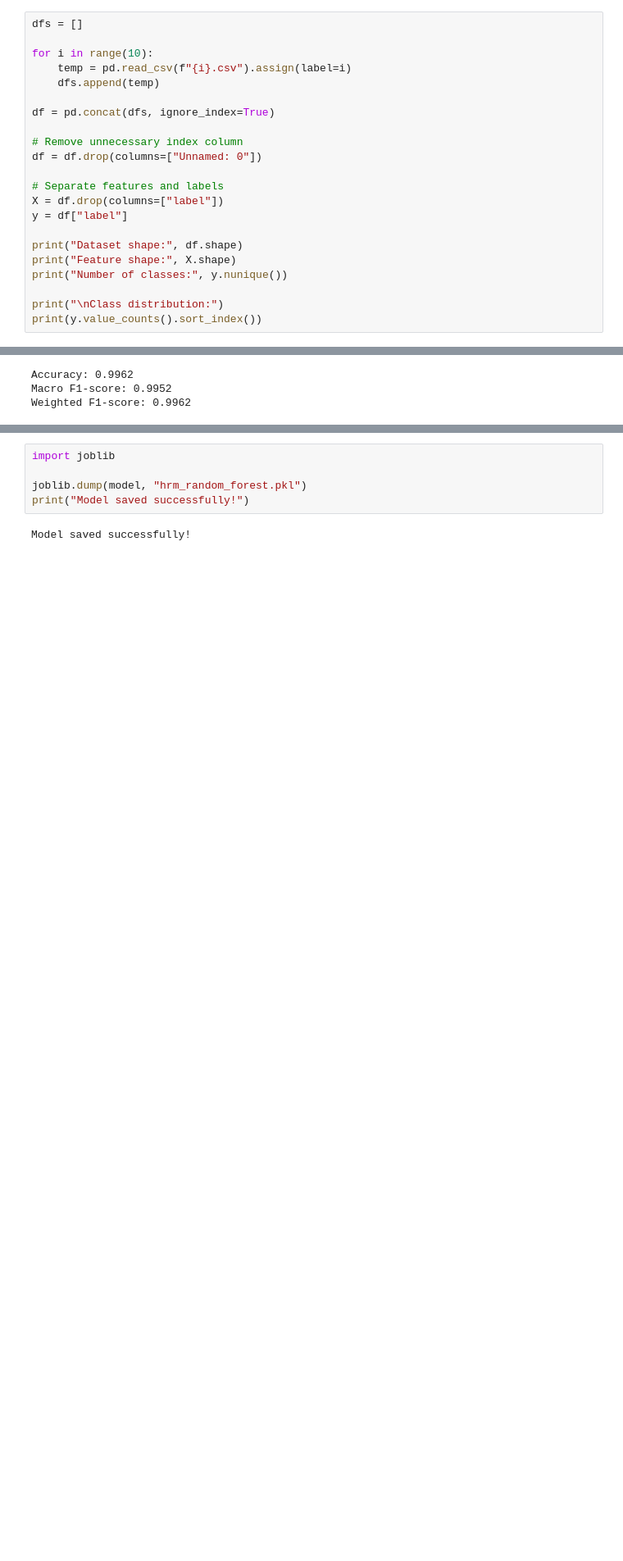
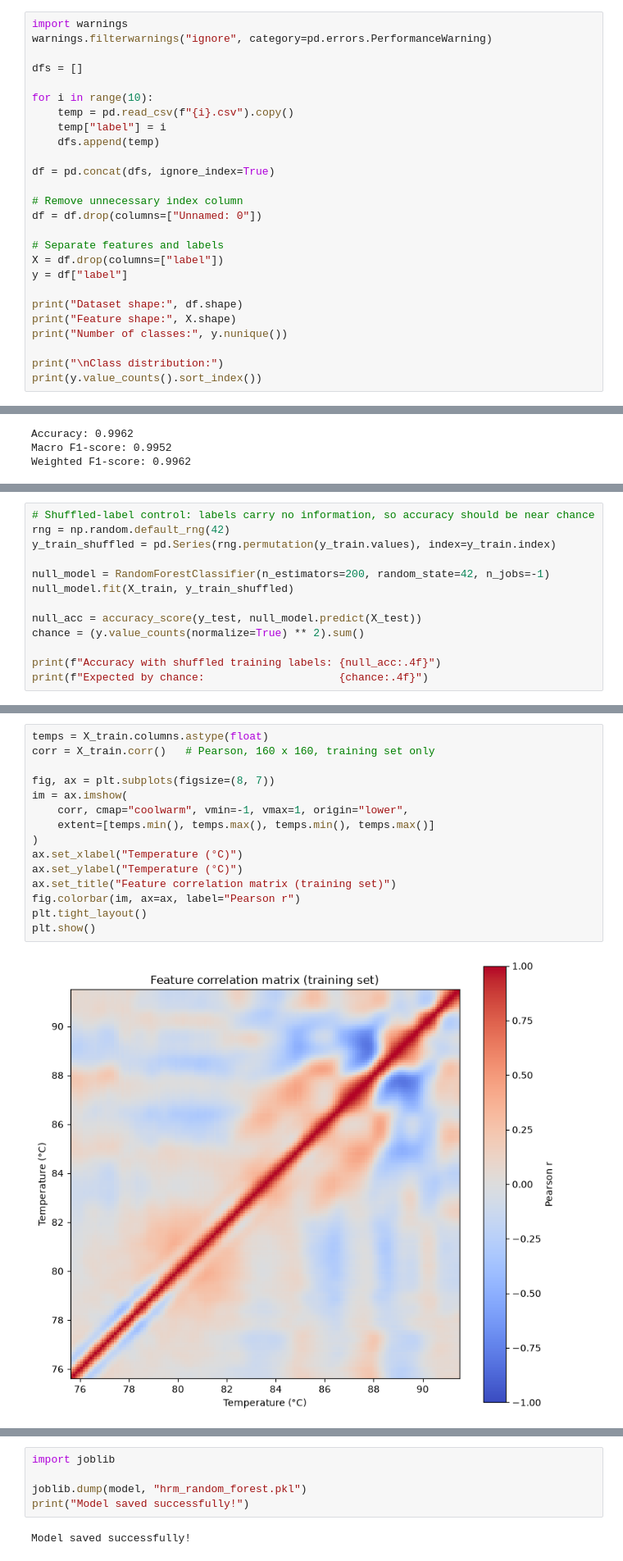
Before and after one commit to saihei-9/Hrm-bacterial-classification, a Jupyter notebook: hrm_bacterial_classification.ipynb, the cells around one changed output, grey strips where cells are left out. Shown at 82% size. Saved outputs shown, nothing was run; the diff lists cells and outputs as text; blank space fills up the shorter version.

```diff
--- a/hrm_bacterial_classification.ipynb
+++ b/hrm_bacterial_classification.ipynb
@@ -26,10 +31,14 @@ from sklearn.metrics import (
 ## 2. Load data
 Each file `i.csv` becomes class `i`.
 # %%
+import warnings
+warnings.filterwarnings("ignore", category=pd.errors.PerformanceWarning)
+
 dfs = []
 
 for i in range(10):
-    temp = pd.read_csv(f"{i}.csv").assign(label=i)
+    temp = pd.read_csv(f"{i}.csv").copy()
+    temp["label"] = i
     dfs.append(temp)
 
 df = pd.concat(dfs, ignore_index=True)
@@ -335,0 +387,13 @@ plt.show()
+# %%
+# Shuffled-label control: labels carry no information, so accuracy should be near chance
+rng = np.random.default_rng(42)
+y_train_shuffled = pd.Series(rng.permutation(y_train.values), index=y_train.index)
+
+null_model = RandomForestClassifier(n_estimators=200, random_state=42, n_jobs=-1)
+null_model.fit(X_train, y_train_shuffled)
+
+null_acc = accuracy_score(y_test, null_model.predict(X_test))
+chance = (y.value_counts(normalize=True) ** 2).sum()
+
+print(f"Accuracy with shuffled training labels: {null_acc:.4f}")
+print(f"Expected by chance:                     {chance:.4f}")
@@ -335,0 +411,17 @@ plt.show()
+# %%
+temps = X_train.columns.astype(float)
+corr = X_train.corr()   # Pearson, 160 x 160, training set only
+
+fig, ax = plt.subplots(figsize=(8, 7))
+im = ax.imshow(
+    corr, cmap="coolwarm", vmin=-1, vmax=1, origin="lower",
+    extent=[temps.min(), temps.max(), temps.min(), temps.max()]
+)
+ax.set_xlabel("Temperature (°C)")
+ax.set_ylabel("Temperature (°C)")
+ax.set_title("Feature correlation matrix (training set)")
+fig.colorbar(im, ax=ax, label="Pearson r")
+plt.tight_layout()
+plt.show()
+# %% [output]
+[figure, added]
```
Also changed, not shown: parts of 15 cells of this notebook, 1 other file.
